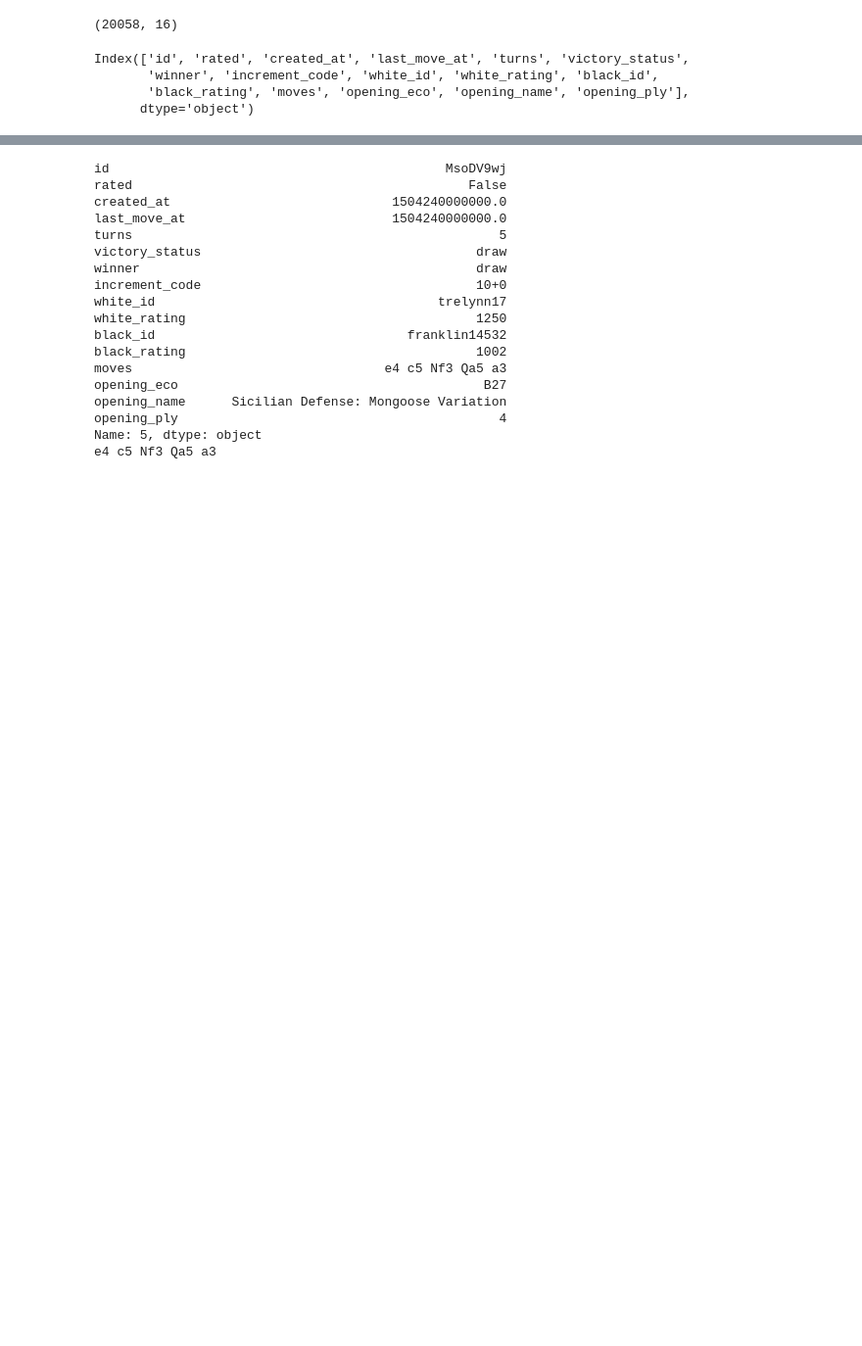
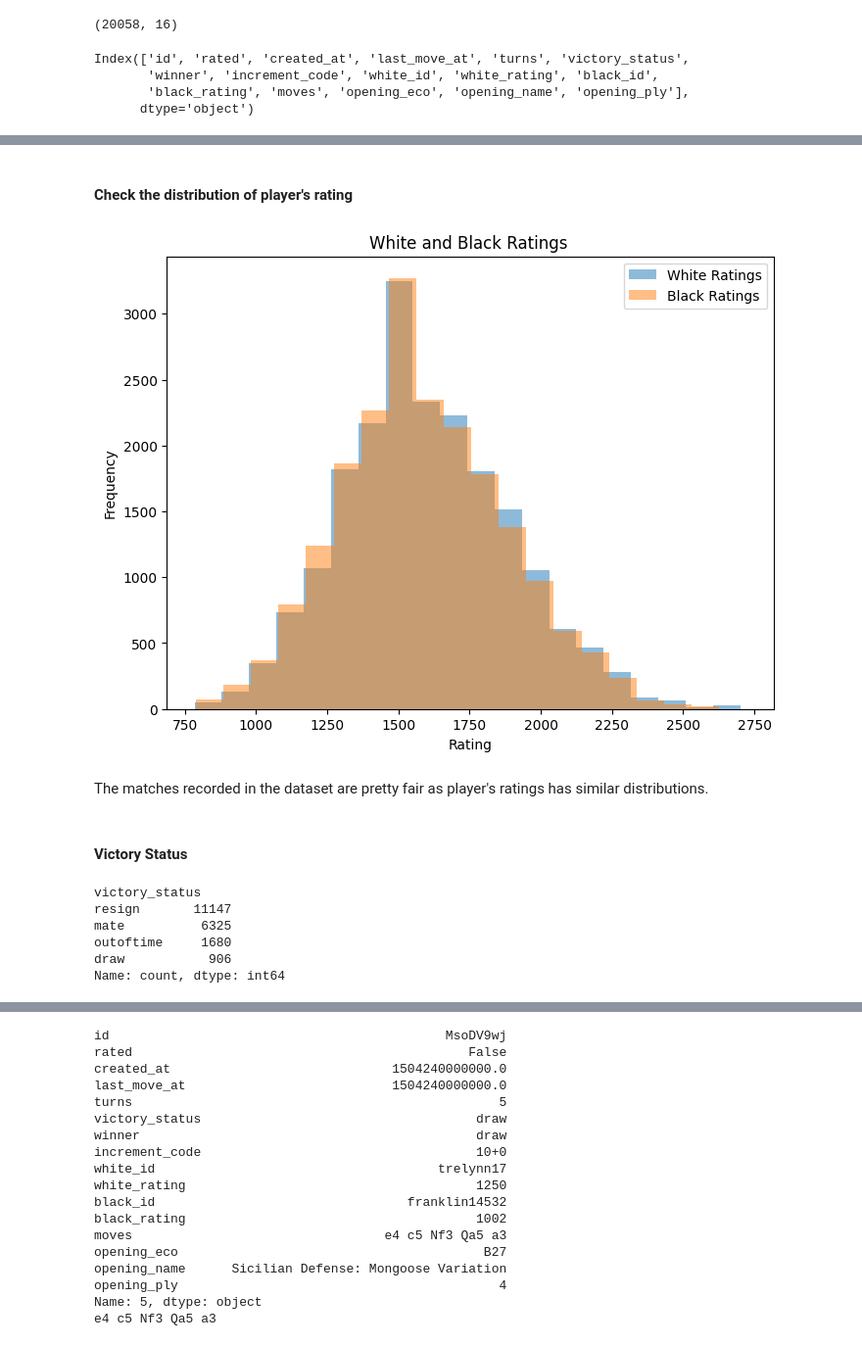
Before and after one commit to betarunner/COGS188_ChessAI, a Jupyter notebook: FinalProject_YourGroupNameHere.ipynb, the cells around one changed output, grey strips where cells are left out. Shown: that part at 98% size. Drawn from its saved outputs; the diff is of its cells as text; code cells hidden in the pictures; blank space fills up the shorter version.

```diff
--- a/FinalProject_YourGroupNameHere.ipynb
+++ b/FinalProject_YourGroupNameHere.ipynb
@@ -106,0 +111,27 @@ moves = dataset['moves']
+# %% [markdown]
+#### Check the distribution of player's rating
+# %%
+plt.figure(figsize=(8, 6))
+plt.hist(dataset['white_rating'], bins=20, alpha=0.5, label='White Ratings')
+plt.hist(dataset['black_rating'], bins=20, alpha=0.5, label='Black Ratings')
+plt.legend()
+plt.title('White and Black Ratings ')
+plt.xlabel('Rating')
+plt.ylabel('Frequency')
+plt.show()
+# %% [output]
+[figure, added]
+# %% [markdown]
+The matches recorded in the dataset are pretty fair as player's ratings has similar distributions.
+# %% [markdown]
+#### Victory Status
+# %%
+victory = dataset['victory_status'].value_counts()
+victory
+# %% [output]
+victory_status
+resign       11147
+mate          6325
+outoftime     1680
+draw           906
+Name: count, dtype: int64
```
Also changed, not shown: parts of 23 cells of this notebook, 2 other files.
